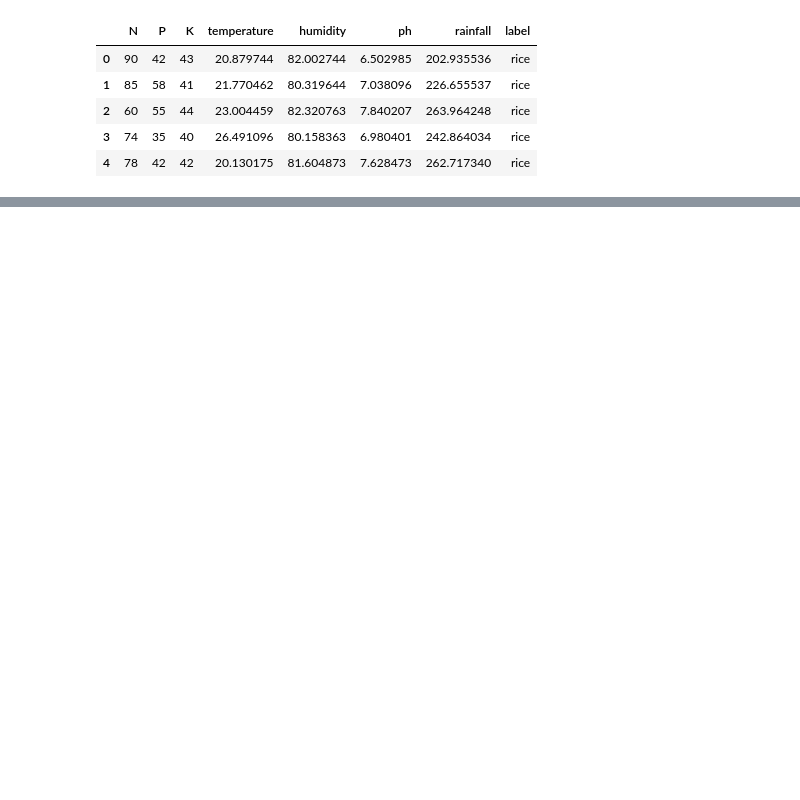
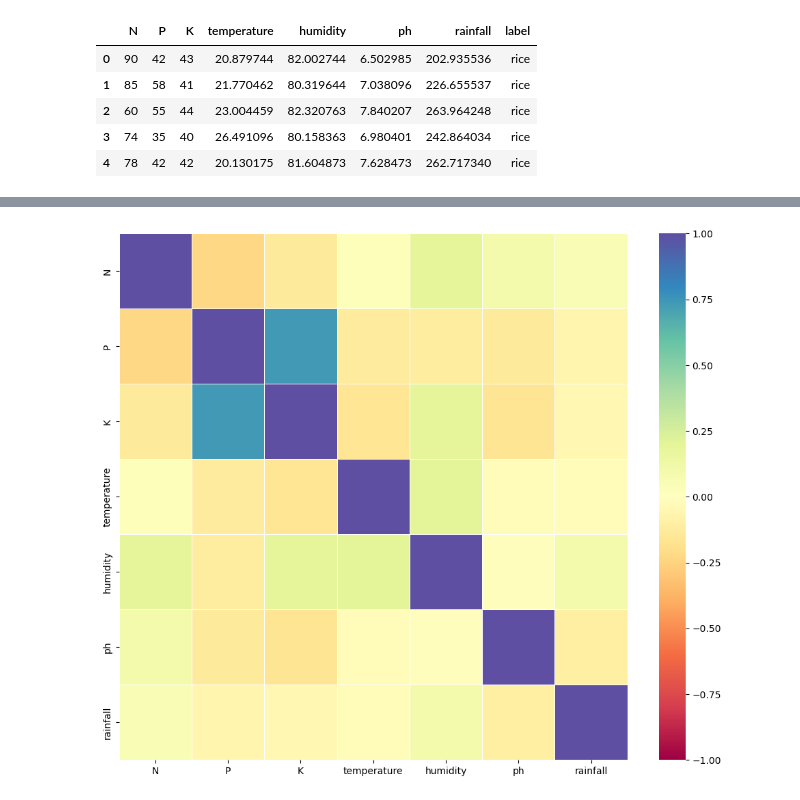
Before and after one commit to jihadqutteineh/Neural-Networks-ML, a Jupyter notebook: Jihad Qutteineh AI part 2 notebook.ipynb, the cells around one changed output, grey strips where cells are left out. Saved outputs shown, nothing was run; the diff lists cells and outputs as text; code cells hidden in the pictures; blank space fills up the shorter version.

```diff
--- a/Jihad Qutteineh AI part 2 notebook.ipynb
+++ b/Jihad Qutteineh AI part 2 notebook.ipynb
@@ -36,0 +110,7 @@ cropsDf.head()
+# %%
+corr = cropsDf.corr()
+plt.figure(figsize = (12,10))
+sns.heatmap(corr,linewidths=0.5,cmap="Spectral",vmin=-1, vmax=1)
+plt.show()
+# %% [output]
+[figure, added]
```
Also changed, not shown: parts of 41 cells of this notebook.
